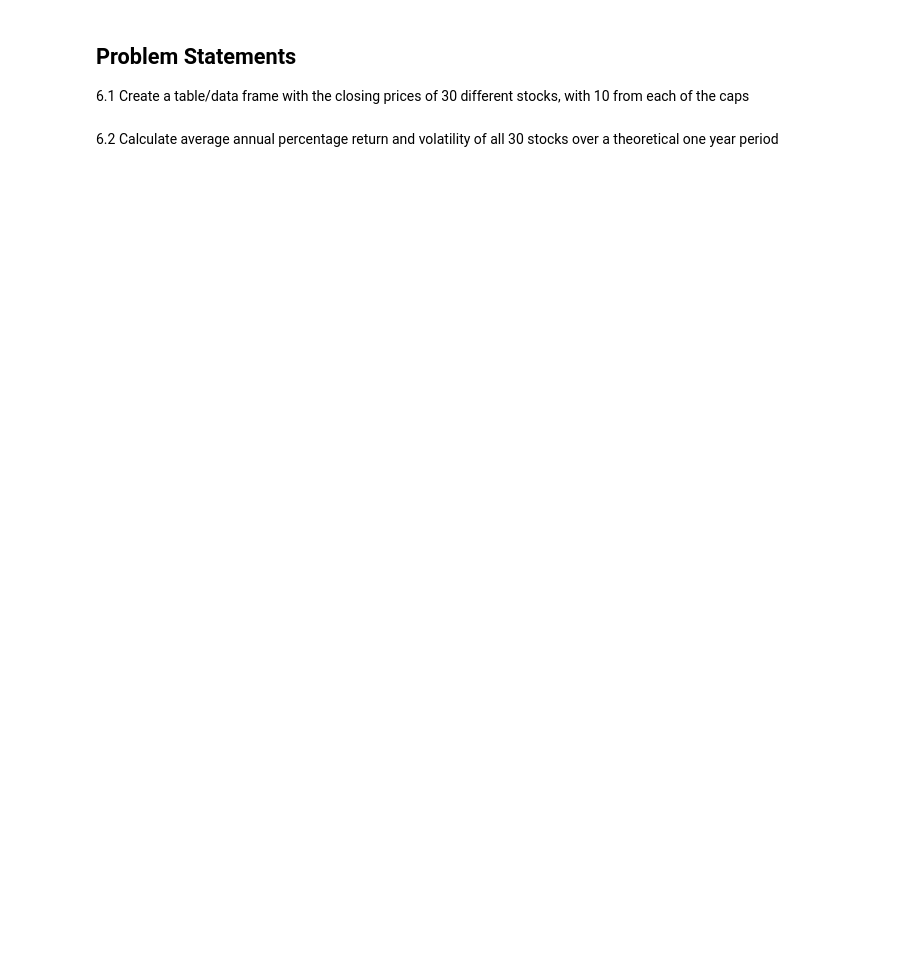
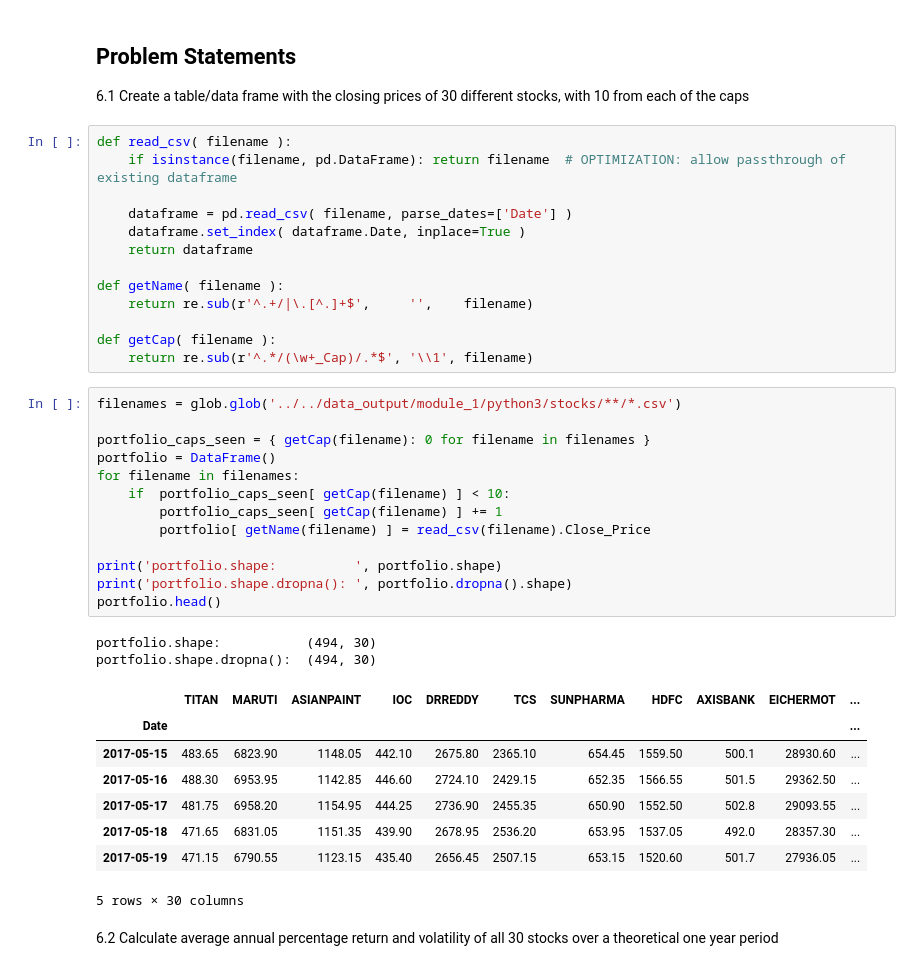
Before and after one commit to JamesMcGuigan/aspiration-ai-internship, a Jupyter notebook: python3/module_6/module_6.ipynb, the cells around one changed output. Cells and saved outputs as stored; diff of their text form; blank space fills up the shorter version.

```diff
--- a/python3/module_6/module_6.ipynb
+++ b/python3/module_6/module_6.ipynb
@@ -11,5 +20,42 @@ In financial Markets, Cluster analysis is a technique used to group sets of obje
 ## Problem Statements
 
 6.1 Create a table/data frame with the closing prices of 30 different stocks, with 10 from each of the caps
+# %%
+def read_csv( filename ):
+    if isinstance(filename, pd.DataFrame): return filename  # OPTIMIZATION: allow passthrough of existing dataframe
+
+    dataframe = pd.read_csv( filename, parse_dates=['Date'] )
+    dataframe.set_index( dataframe.Date, inplace=True )
+    return dataframe
+
+def getName( filename ):
+    return re.sub(r'^.+/|\.[^.]+$',     '',    filename)
+
+def getCap( filename ):
+    return re.sub(r'^.*/(\w+_Cap)/.*$', '\\1', filename)
+# %%
+filenames = glob.glob('../../data_output/module_1/python3/stocks/**/*.csv')
+
+portfolio_caps_seen = { getCap(filename): 0 for filename in filenames }
+portfolio = DataFrame()
+for filename in filenames:
+    if  portfolio_caps_seen[ getCap(filename) ] < 10:
+        portfolio_caps_seen[ getCap(filename) ] += 1
+        portfolio[ getName(filename) ] = read_csv(filename).Close_Price
+
+print('portfolio.shape:          ', portfolio.shape)
+print('portfolio.shape.dropna(): ', portfolio.dropna().shape)
+portfolio.head()
+# %% [output]
+portfolio.shape:           (494, 30)
+portfolio.shape.dropna():  (494, 30)
+|  | TITAN | MARUTI | ASIANPAINT | IOC | DRREDDY | TCS | SUNPHARMA | HDFC | AXISBANK | EICHERMOT | ... |
+| Date |  |  |  |  |  |  |  |  |  |  | ... |
+| 2017-05-15 | 483.65 | 6823.90 | 1148.05 | 442.10 | 2675.80 | 2365.10 | 654.45 | 1559.50 | 500.1 | 28930.60 | ... |
+| 2017-05-16 | 488.30 | 6953.95 | 1142.85 | 446.60 | 2724.10 | 2429.15 | 652.35 | 1566.55 | 501.5 | 29362.50 | ... |
+| 2017-05-17 | 481.75 | 6958.20 | 1154.95 | 444.25 | 2736.90 | 2455.35 | 650.90 | 1552.50 | 502.8 | 29093.55 | ... |
+| 2017-05-18 | 471.65 | 6831.05 | 1151.35 | 439.90 | 2678.95 | 2536.20 | 653.95 | 1537.05 | 492.0 | 28357.30 | ... |
+| 2017-05-19 | 471.15 | 6790.55 | 1123.15 | 435.40 | 2656.45 | 2507.15 | 653.15 | 1520.60 | 501.7 | 27936.05 | ... |
+5 rows × 30 columns
 # %% [markdown]
 6.2 Calculate average annual percentage return and volatility of all 30 stocks over a theoretical one year period
```
Also changed, not shown: parts of 6 cells of this notebook.
